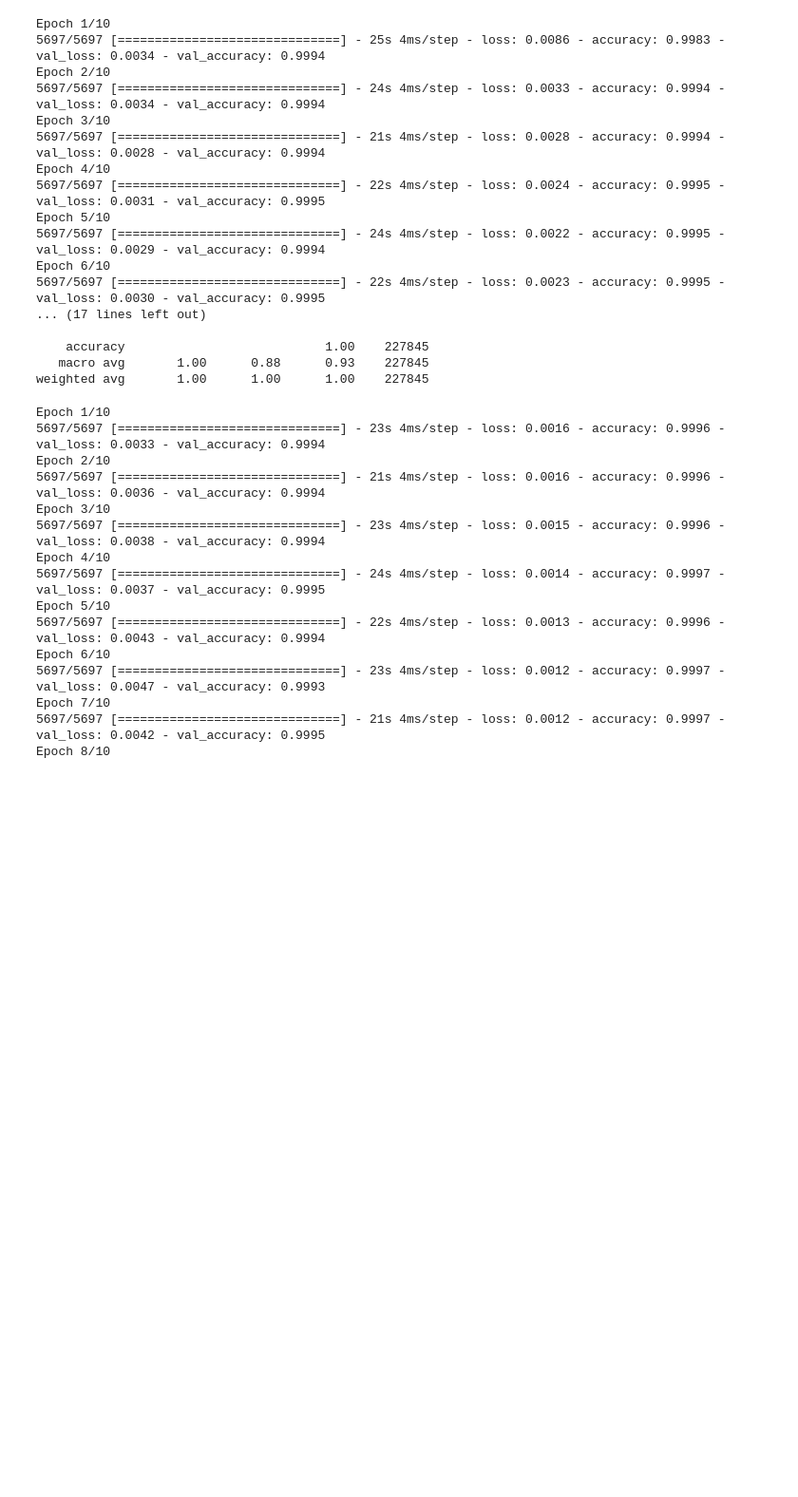
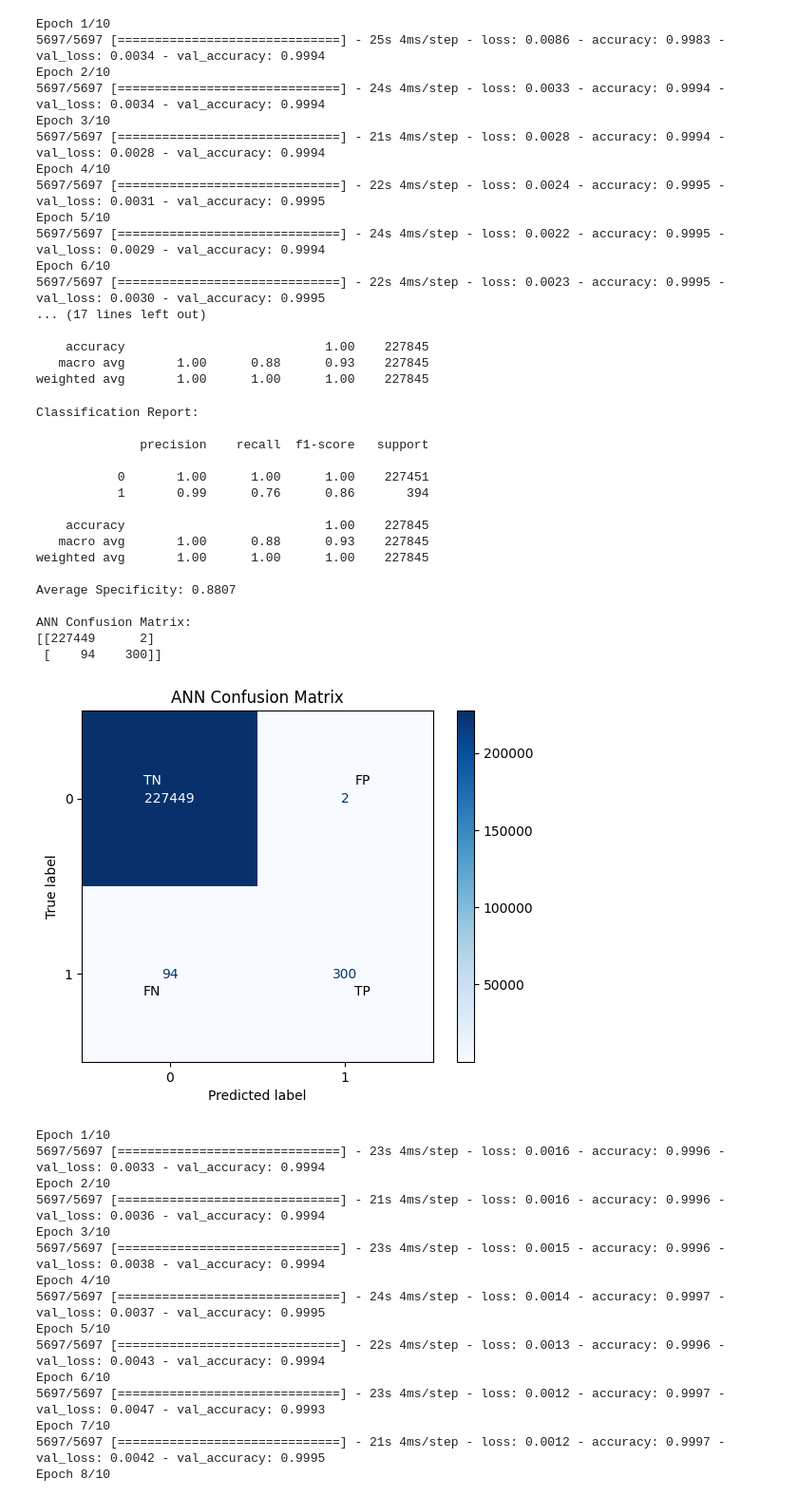
Before and after one commit to Oshgig/FRAUD-DETECTION, a Jupyter notebook: Project_code.ipynb, the cells around one changed output. Shown at 95% size. Saved outputs shown, nothing was run; the diff lists cells and outputs as text; code cells hidden in the pictures; blank space fills up the shorter version.

```diff
--- a/Project_code.ipynb
+++ b/Project_code.ipynb
@@ -577,6 +577,52 @@ Epoch 6/10
     accuracy                           1.00    227845
    macro avg       1.00      0.88      0.93    227845
 weighted avg       1.00      1.00      1.00    227845
+# %%
+conf_matrix = confusion_matrix(y_train, predictions_labels)
+# Calculate specificity for each class
+num_classes = conf_matrix.shape[0]
+specificities = []
+
+for i in range(num_classes):
+    # True Negatives (TN) for class i
+    tn = np.sum([conf_matrix[j, j] for j in range(num_classes) if j != i])
+    # False Positives (FP) for class i
+    fp = np.sum(conf_matrix[:, i]) - conf_matrix[i, i]
+    # Calculate specificity
+    specificity = tn / (tn + fp) if (tn + fp) != 0 else 0
+    specificities.append(specificity)
+
+# Calculate the average specificity across all classes
+avg_specificity = np.mean(specificities)
+
+# Print classification report
+print("Classification Report:\n")
+print(classification_report(y_train, predictions_labels))
+
+# Print average specificity
+print(f"Average Specificity: {avg_specificity:.4f}")
+
+
+# Generate and plot confusion matrix
+print_cm(y_train, predictions_labels, "ANN")
+# %% [output]
+Classification Report:
+
+              precision    recall  f1-score   support
+
+           0       1.00      1.00      1.00    227451
+           1       0.99      0.76      0.86       394
+
+    accuracy                           1.00    227845
+   macro avg       1.00      0.88      0.93    227845
+weighted avg       1.00      1.00      1.00    227845
+
+Average Specificity: 0.8807
+
+ANN Confusion Matrix:
+[[227449      2]
+ [    94    300]]
+[figure, added]
 # %%
 history = model_ANN.fit(X_train_scaled, y_train,validation_split=0.2, callbacks=[early_stopping], epochs=10, batch_size=32)
 
```
Also changed, not shown: parts of 4 cells of this notebook.
